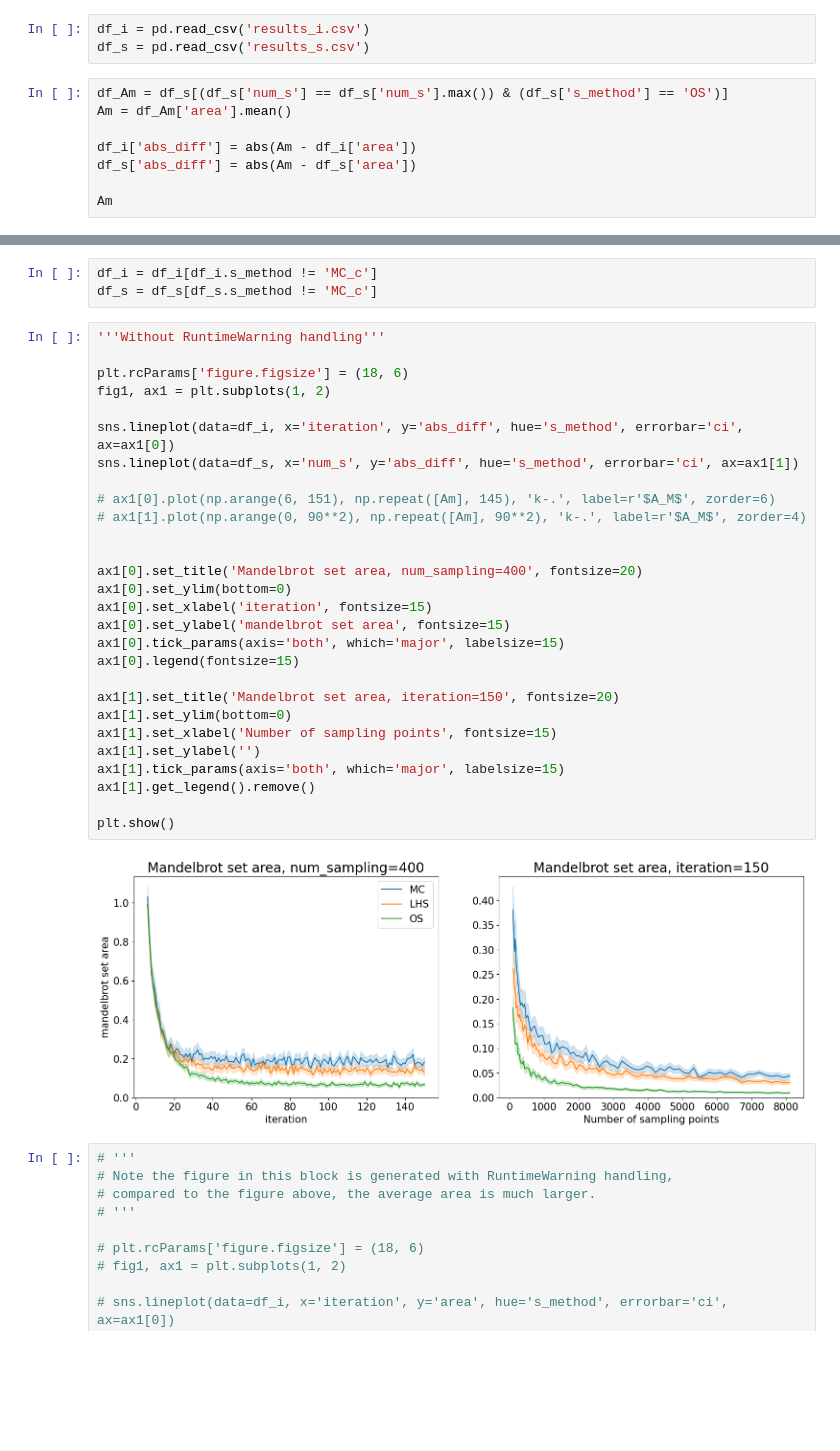
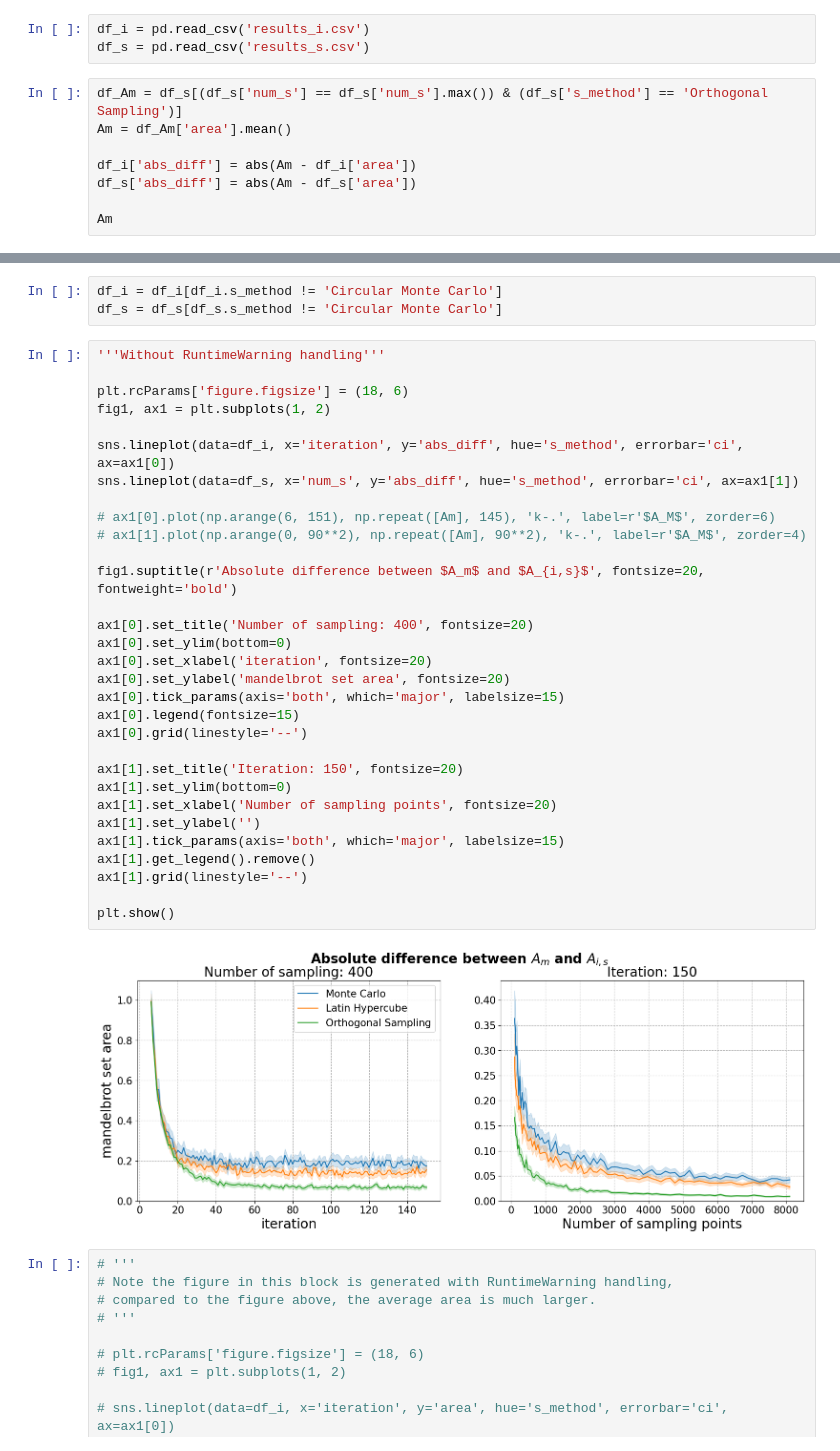
Before and after one commit to Alex-notmyname/Stochastic_simulation, a Jupyter notebook: Assignment_1/Plots.ipynb, the cells around one changed output, grey strips where cells are left out. Saved outputs shown, nothing was run; the diff lists cells and outputs as text; blank space fills up the shorter version.

Commit message:
figure adjusted

```diff
--- a/Assignment_1/Plots.ipynb
+++ b/Assignment_1/Plots.ipynb
@@ -7,7 +7,7 @@ import matplotlib.pyplot as plt
 df_i = pd.read_csv('results_i.csv')
 df_s = pd.read_csv('results_s.csv')
 # %%
-df_Am = df_s[(df_s['num_s'] == df_s['num_s'].max()) & (df_s['s_method'] == 'OS')]
+df_Am = df_s[(df_s['num_s'] == df_s['num_s'].max()) & (df_s['s_method'] == 'Orthogonal Sampling')]
 Am = df_Am['area'].mean()
 
 df_i['abs_diff'] = abs(Am - df_i['area'])
@@ -38,36 +38,39 @@ df_s_MC = df_s[(df_s.s_method == 'MC') | (df_s.s_method == 'MC_c')]
 # %%
-df_i = df_i[df_i.s_method != 'MC_c']
-df_s = df_s[df_s.s_method != 'MC_c']
+df_i = df_i[df_i.s_method != 'Circular Monte Carlo']
+df_s = df_s[df_s.s_method != 'Circular Monte Carlo']
 # %%
 '''Without RuntimeWarning handling'''
 
 plt.rcParams['figure.figsize'] = (18, 6)
 fig1, ax1 = plt.subplots(1, 2)
 
 sns.lineplot(data=df_i, x='iteration', y='abs_diff', hue='s_method', errorbar='ci', ax=ax1[0])
 sns.lineplot(data=df_s, x='num_s', y='abs_diff', hue='s_method', errorbar='ci', ax=ax1[1])
 
 # ax1[0].plot(np.arange(6, 151), np.repeat([Am], 145), 'k-.', label=r'$A_M$', zorder=6)
 # ax1[1].plot(np.arange(0, 90**2), np.repeat([Am], 90**2), 'k-.', label=r'$A_M$', zorder=4)
 
+fig1.suptitle(r'Absolute difference between $A_m$ and $A_{i,s}$', fontsize=20, fontweight='bold')
 
-ax1[0].set_title('Mandelbrot set area, num_sampling=400', fontsize=20)
+ax1[0].set_title('Number of sampling: 400', fontsize=20)
 ax1[0].set_ylim(bottom=0)
-ax1[0].set_xlabel('iteration', fontsize=15)
-ax1[0].set_ylabel('mandelbrot set area', fontsize=15)
+ax1[0].set_xlabel('iteration', fontsize=20)
+ax1[0].set_ylabel('mandelbrot set area', fontsize=20)
 ax1[0].tick_params(axis='both', which='major', labelsize=15)
 ax1[0].legend(fontsize=15)
+ax1[0].grid(linestyle='--')
 
-ax1[1].set_title('Mandelbrot set area, iteration=150', fontsize=20)
+ax1[1].set_title('Iteration: 150', fontsize=20)
 ax1[1].set_ylim(bottom=0)
-ax1[1].set_xlabel('Number of sampling points', fontsize=15)
+ax1[1].set_xlabel('Number of sampling points', fontsize=20)
 ax1[1].set_ylabel('')
 ax1[1].tick_params(axis='both', which='major', labelsize=15)
 ax1[1].get_legend().remove()
+ax1[1].grid(linestyle='--')
 
 plt.show()
 # %% [output]
-[figure, old version]
+[figure, new version]
 # %%
 # '''
 # Note the figure in this block is generated with RuntimeWarning handling,
```
Also changed, not shown: parts of 5 cells of this notebook, 5 other files.
